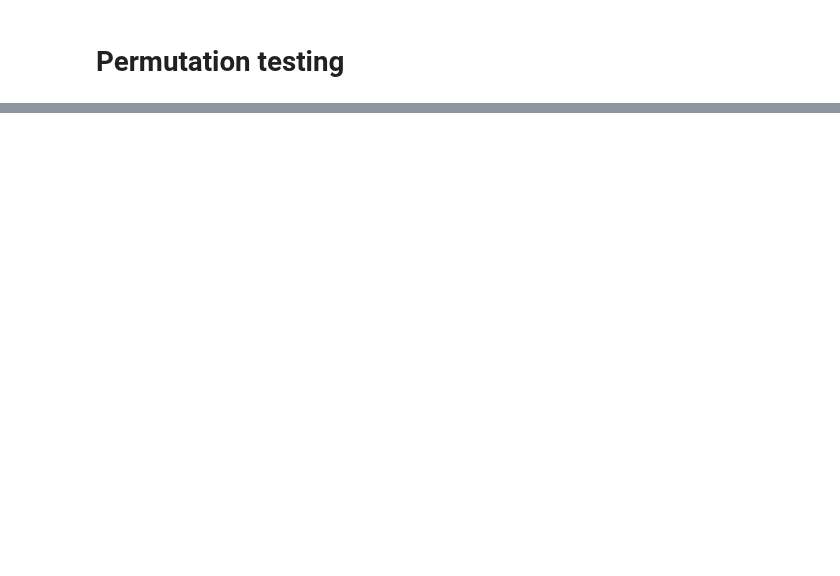
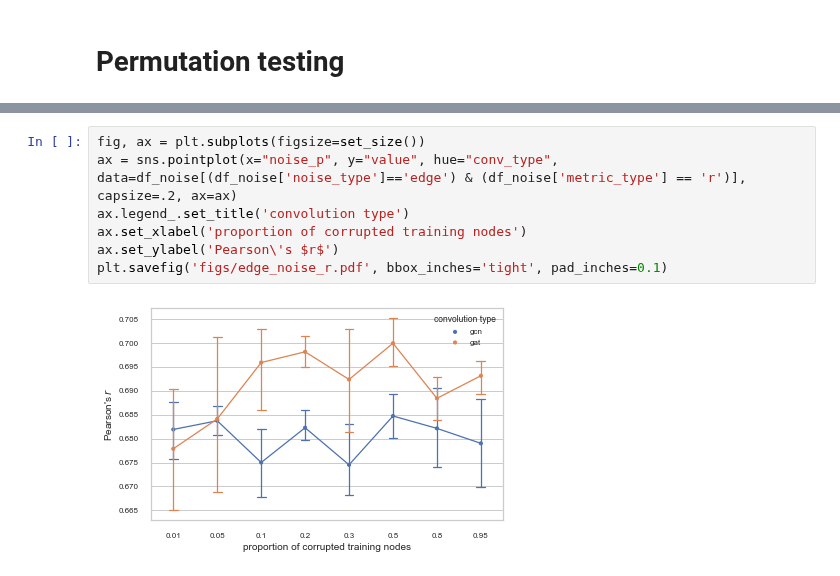
Before and after one commit to kamilest/brain-age-gnn, a Jupyter notebook: notebooks/model_selection.ipynb, the cells around one changed output, grey strips where cells are left out. Drawn from its saved outputs; the diff is of its cells as text; blank space fills up the shorter version.

```diff
--- a/notebooks/model_selection.ipynb
+++ b/notebooks/model_selection.ipynb
@@ -430,0 +470,9 @@ df_noise.iloc[:-20]
+# %%
+fig, ax = plt.subplots(figsize=set_size())
+ax = sns.pointplot(x="noise_p", y="value", hue="conv_type", data=df_noise[(df_noise['noise_type']=='edge') & (df_noise['metric_type'] == 'r')], capsize=.2, ax=ax)
+ax.legend_.set_title('convolution type')
+ax.set_xlabel('proportion of corrupted training nodes')
+ax.set_ylabel('Pearson\'s $r$')
+plt.savefig('figs/edge_noise_r.pdf', bbox_inches='tight', pad_inches=0.1)
+# %% [output]
+[figure, added]
```
Also changed, not shown: parts of 14 cells of this notebook, 4 other files.
